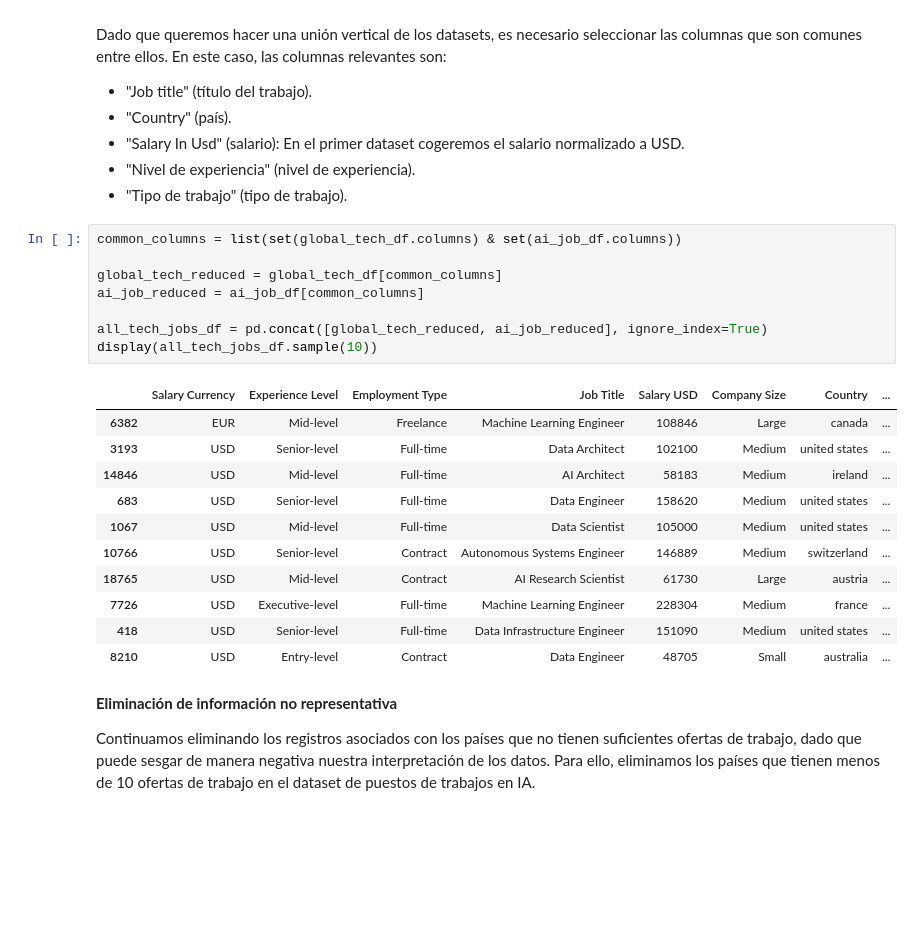
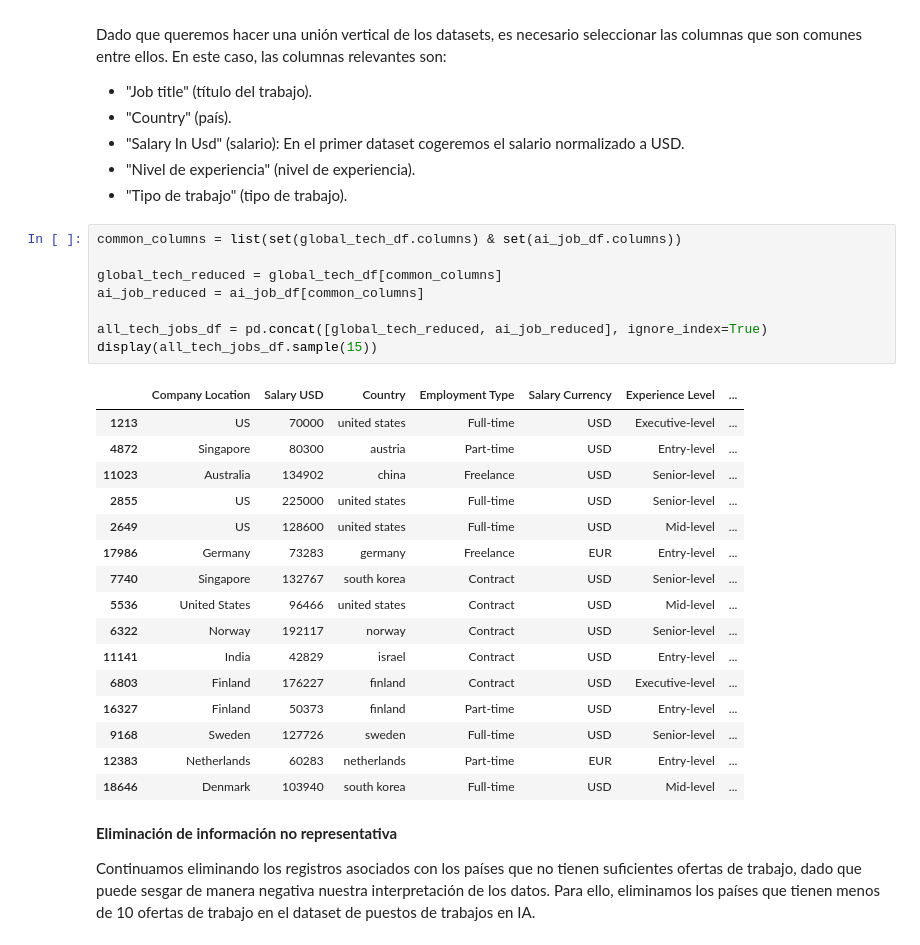
Before and after one commit to MichaeLaudrup/Python_for_AI_VIU, a Jupyter notebook: dataset_project/01_MIAR_ACT_Dataset_Michael_Laudrup_luis_glez.ipynb, the cells around one changed output. Saved outputs shown, nothing was run; the diff lists cells and outputs as text; blank space fills up the shorter version.

```diff
--- a/dataset_project/01_MIAR_ACT_Dataset_Michael_Laudrup_luis_glez.ipynb
+++ b/dataset_project/01_MIAR_ACT_Dataset_Michael_Laudrup_luis_glez.ipynb
@@ -276,23 +276,28 @@ Dado que queremos hacer una unión vertical de los datasets, es necesario selecc
 # %%
 common_columns = list(set(global_tech_df.columns) & set(ai_job_df.columns))
 
 global_tech_reduced = global_tech_df[common_columns]
 ai_job_reduced = ai_job_df[common_columns]
 
 all_tech_jobs_df = pd.concat([global_tech_reduced, ai_job_reduced], ignore_index=True)
-display(all_tech_jobs_df.sample(10))
+display(all_tech_jobs_df.sample(15))
 # %% [output]
-|  | Salary Currency | Experience Level | Employment Type | Job Title | Salary USD | Company Size | Country | ... |
-| 6382 | EUR | Mid-level | Freelance | Machine Learning Engineer | 108846 | Large | canada | ... |
-| 3193 | USD | Senior-level | Full-time | Data Architect | 102100 | Medium | united states | ... |
-| 14846 | USD | Mid-level | Full-time | AI Architect | 58183 | Medium | ireland | ... |
-| 683 | USD | Senior-level | Full-time | Data Engineer | 158620 | Medium | united states | ... |
-| 1067 | USD | Mid-level | Full-time | Data Scientist | 105000 | Medium | united states | ... |
-| 10766 | USD | Senior-level | Contract | Autonomous Systems Engineer | 146889 | Medium | switzerland | ... |
-| 18765 | USD | Mid-level | Contract | AI Research Scientist | 61730 | Large | austria | ... |
-| 7726 | USD | Executive-level | Full-time | Machine Learning Engineer | 228304 | Medium | france | ... |
-| 418 | USD | Senior-level | Full-time | Data Infrastructure Engineer | 151090 | Medium | united states | ... |
-| 8210 | USD | Entry-level | Contract | Data Engineer | 48705 | Small | australia | ... |
+|  | Company Location | Salary USD | Country | Employment Type | Salary Currency | Experience Level | ... |
+| 1213 | US | 70000 | united states | Full-time | USD | Executive-level | ... |
+| 4872 | Singapore | 80300 | austria | Part-time | USD | Entry-level | ... |
+| 11023 | Australia | 134902 | china | Freelance | USD | Senior-level | ... |
+| 2855 | US | 225000 | united states | Full-time | USD | Senior-level | ... |
+| 2649 | US | 128600 | united states | Full-time | USD | Mid-level | ... |
+| 17986 | Germany | 73283 | germany | Freelance | EUR | Entry-level | ... |
+| 7740 | Singapore | 132767 | south korea | Contract | USD | Senior-level | ... |
+| 5536 | United States | 96466 | united states | Contract | USD | Mid-level | ... |
+| 6322 | Norway | 192117 | norway | Contract | USD | Senior-level | ... |
+| 11141 | India | 42829 | israel | Contract | USD | Entry-level | ... |
+| 6803 | Finland | 176227 | finland | Contract | USD | Executive-level | ... |
+| 16327 | Finland | 50373 | finland | Part-time | USD | Entry-level | ... |
+| 9168 | Sweden | 127726 | sweden | Full-time | USD | Senior-level | ... |
+| 12383 | Netherlands | 60283 | netherlands | Part-time | EUR | Entry-level | ... |
+| 18646 | Denmark | 103940 | south korea | Full-time | USD | Mid-level | ... |
 # %% [markdown]
 <b>Eliminación de información no representativa</b>
 
```
Also changed, not shown: parts of 35 cells of this notebook, 2 other files.
